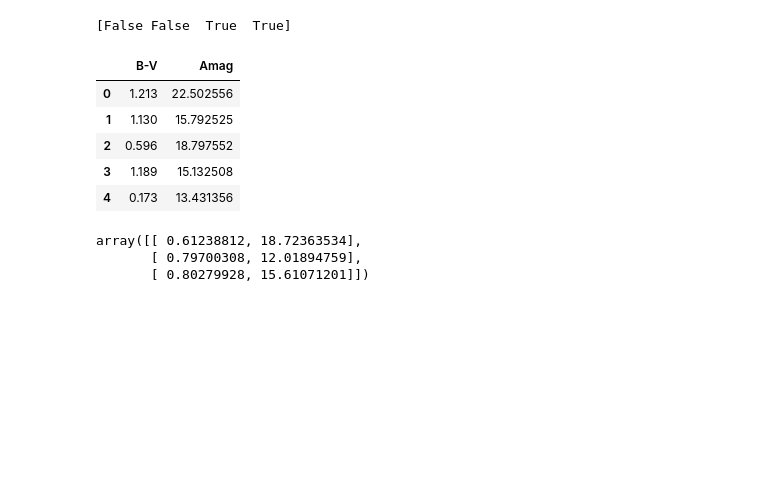
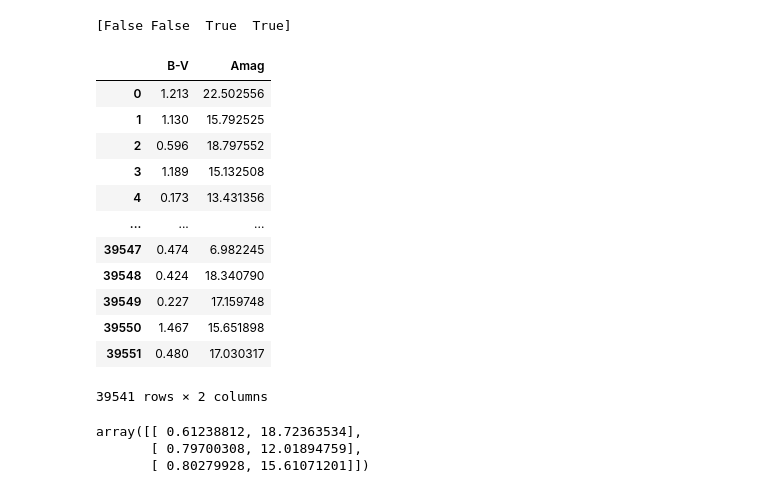
Before and after one commit to mattebasta/MachineLearning, a Jupyter notebook: Clustering Stelle/clustering_balanced.ipynb, the cells around one changed output. Drawn from its saved outputs; the diff is of its cells as text; code cells hidden in the pictures; blank space fills up the shorter version.

```diff
--- a/Clustering Stelle/clustering_balanced.ipynb
+++ b/Clustering Stelle/clustering_balanced.ipynb
@@ -184,15 +184,22 @@ print(mask)
 # %%
 new_X = data_new[['B-V','Amag']]
 new_Y = data_new.NumSpType
 df_new = pd.DataFrame(new_X)
-df_new.head()
+df_new
 # %% [output]
 |  | B-V | Amag |
 | 0 | 1.213 | 22.502556 |
 | 1 | 1.130 | 15.792525 |
 | 2 | 0.596 | 18.797552 |
 | 3 | 1.189 | 15.132508 |
 | 4 | 0.173 | 13.431356 |
+| ... | ... | ... |
+| 39547 | 0.474 | 6.982245 |
+| 39548 | 0.424 | 18.340790 |
+| 39549 | 0.227 | 17.159748 |
+| 39550 | 1.467 | 15.651898 |
+| 39551 | 0.480 | 17.030317 |
+39541 rows × 2 columns
 # %%
 kmeans = KMeans(n_clusters=3, random_state=10).fit(df_new)
 clusters = kmeans.cluster_centers_
```
Also changed, not shown: parts of 1 cell of this notebook.
